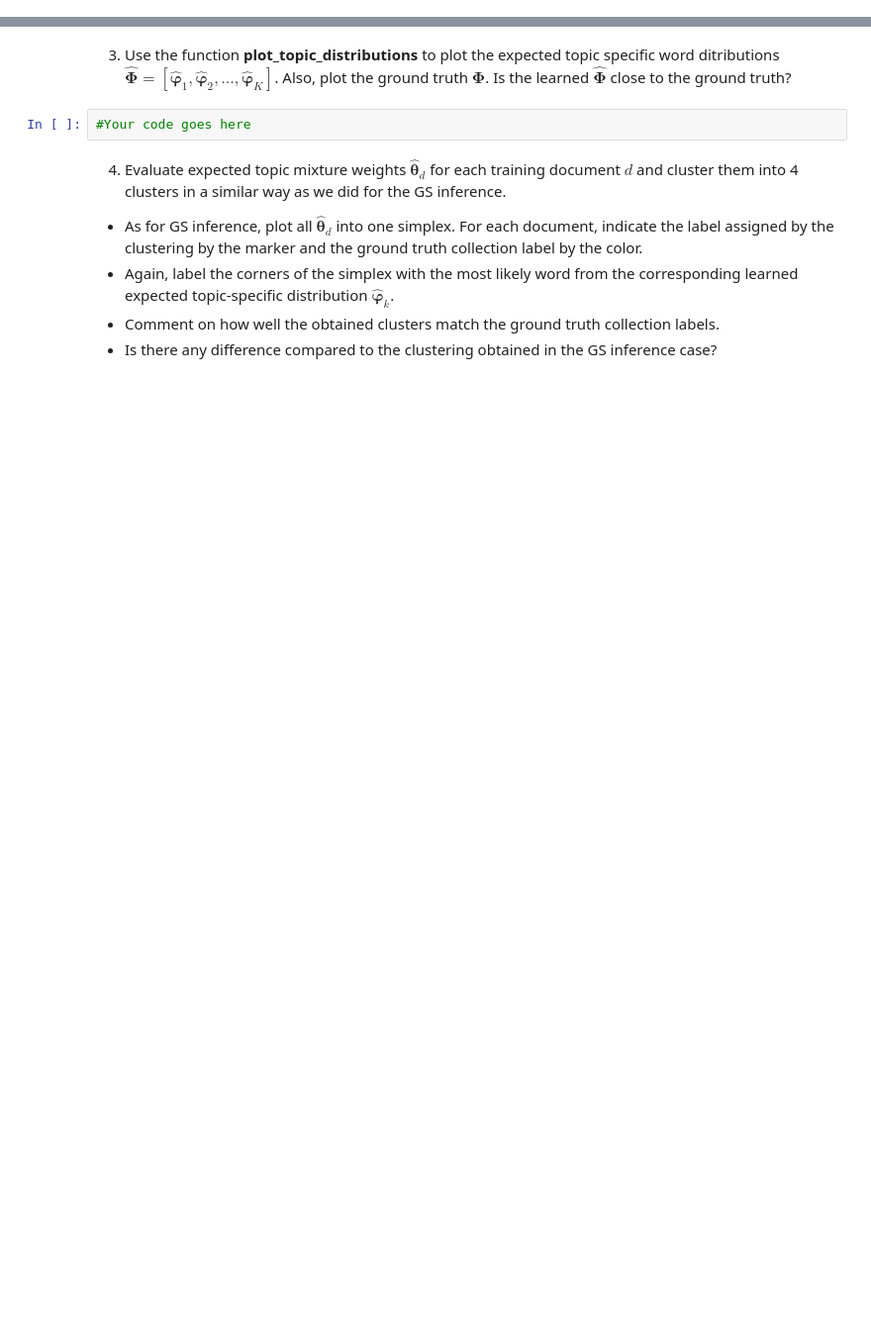
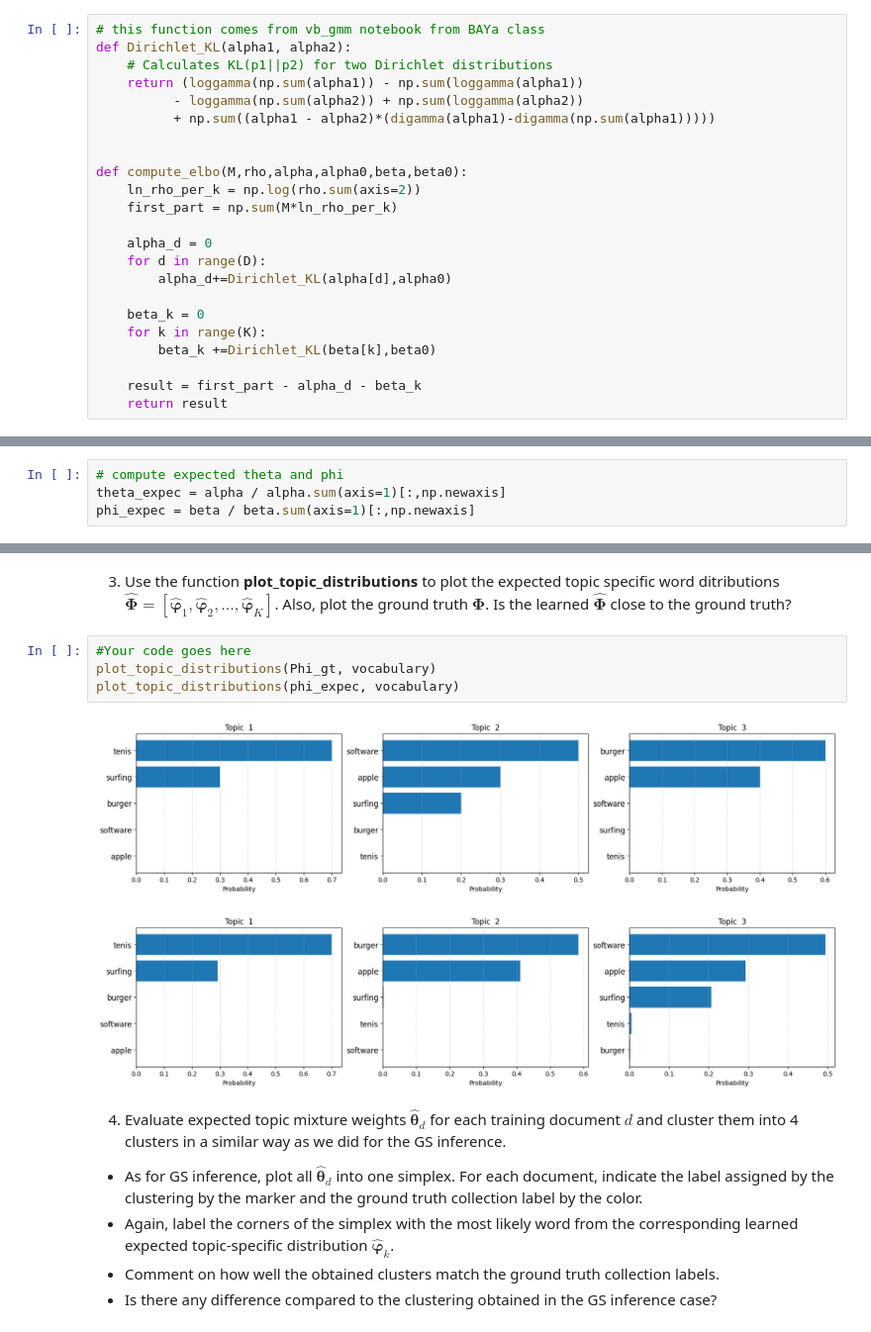
Before and after one commit to JohnyDevp/BAYa, a Jupyter notebook: BAYa_Assignment2024_LDA.ipynb, the cells around one changed output, grey strips where cells are left out. Shown at 99% size. Drawn from its saved outputs; the diff is of its cells as text; blank space fills up the shorter version.

```diff
--- a/BAYa_Assignment2024_LDA.ipynb
+++ b/BAYa_Assignment2024_LDA.ipynb
@@ -503,0 +479,23 @@ beta =np.abs(np.random.randn(K,V)) # The rows are the initial parameters of the
+# %%
+# this function comes from vb_gmm notebook from BAYa class
+def Dirichlet_KL(alpha1, alpha2):
+    # Calculates KL(p1||p2) for two Dirichlet distributions
+    return (loggamma(np.sum(alpha1)) - np.sum(loggamma(alpha1))
+          - loggamma(np.sum(alpha2)) + np.sum(loggamma(alpha2))
+          + np.sum((alpha1 - alpha2)*(digamma(alpha1)-digamma(np.sum(alpha1)))))
+
+
+def compute_elbo(M,rho,alpha,alpha0,beta,beta0):
+    ln_rho_per_k = np.log(rho.sum(axis=2))
+    first_part = np.sum(M*ln_rho_per_k)
+
+    alpha_d = 0
+    for d in range(D):
+        alpha_d+=Dirichlet_KL(alpha[d],alpha0)
+
+    beta_k = 0
+    for k in range(K):
+        beta_k +=Dirichlet_KL(beta[k],beta0)
+
+    result = first_part - alpha_d - beta_k
+    return result
@@ -504,3 +550,7 @@ beta =np.abs(np.random.randn(K,V)) # The rows are the initial parameters of the
+# %%
+# compute expected theta and phi
+theta_expec = alpha / alpha.sum(axis=1)[:,np.newaxis]
+phi_expec = beta / beta.sum(axis=1)[:,np.newaxis]
 # %% [markdown]
 2. Plot the evolution of ELBO $\mathcal{L}(q(\boldsymbol{Z}, \boldsymbol{\Theta}, \boldsymbol{\Phi}))$  over the iterations to monitor the convergence of the VB inference.
  * What can we see from the plot? In how many iterations does the VB inference converge?
@@ -512,6 +566,11 @@ beta =np.abs(np.random.randn(K,V)) # The rows are the initial parameters of the
 expected topic specific word ditributions $\boldsymbol{\hat{\Phi}} = [\boldsymbol{\hat{\varphi}}_1, \boldsymbol{\hat{\varphi}}_2, \dots, \boldsymbol{\hat{\varphi}}_K]$. Also, plot the ground truth $\boldsymbol{\Phi}$. Is the learned $\boldsymbol{\hat{\Phi}}$ close to the ground truth?
 # %%
 #Your code goes here
+plot_topic_distributions(Phi_gt, vocabulary)
+plot_topic_distributions(phi_expec, vocabulary)
+# %% [output]
+[figure, added]
+[figure, added]
 # %% [markdown]
 4. Evaluate expected topic mixture weights $\boldsymbol{\hat{\theta}}_d$ for each training document $d$ and cluster them into 4 clusters in a similar way as we did for the GS inference.
  * As for GS inference, plot all $\boldsymbol{\hat{\theta}}_d$ into one simplex. For each document, indicate the label assigned by the clustering by the marker and the ground truth collection label by the color.
```
Also changed, not shown: parts of 21 cells of this notebook.
